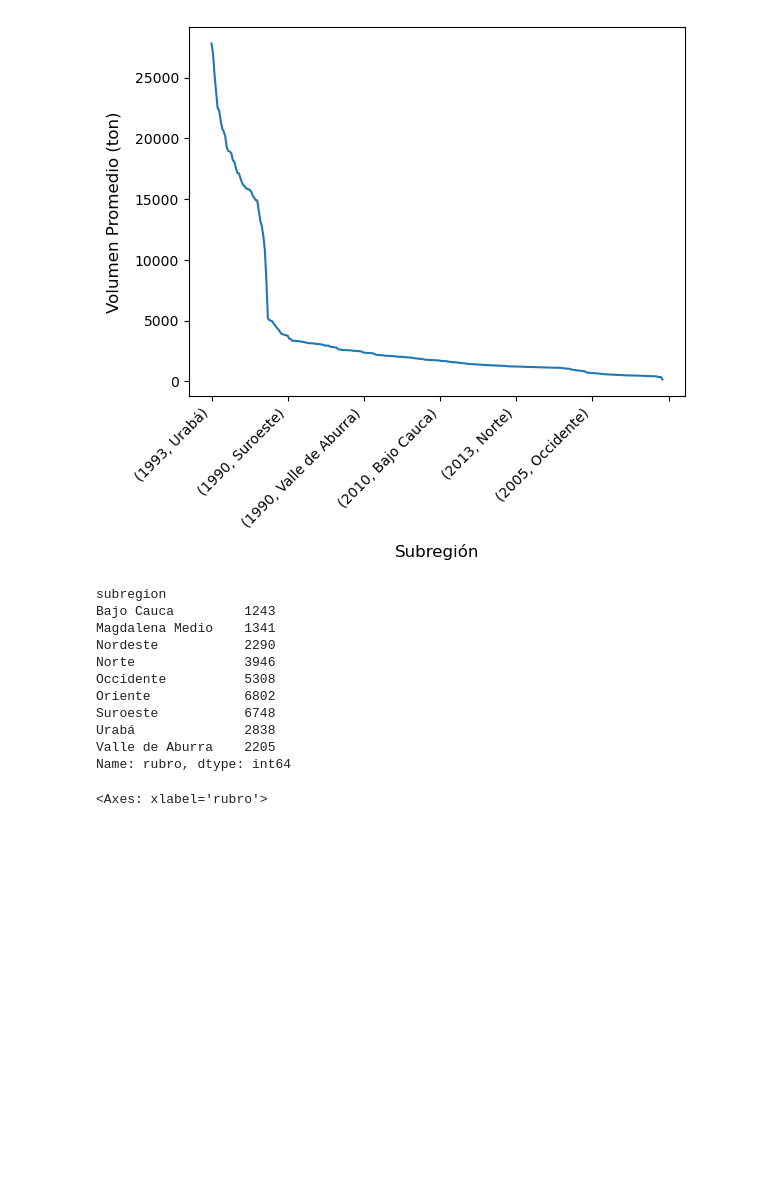
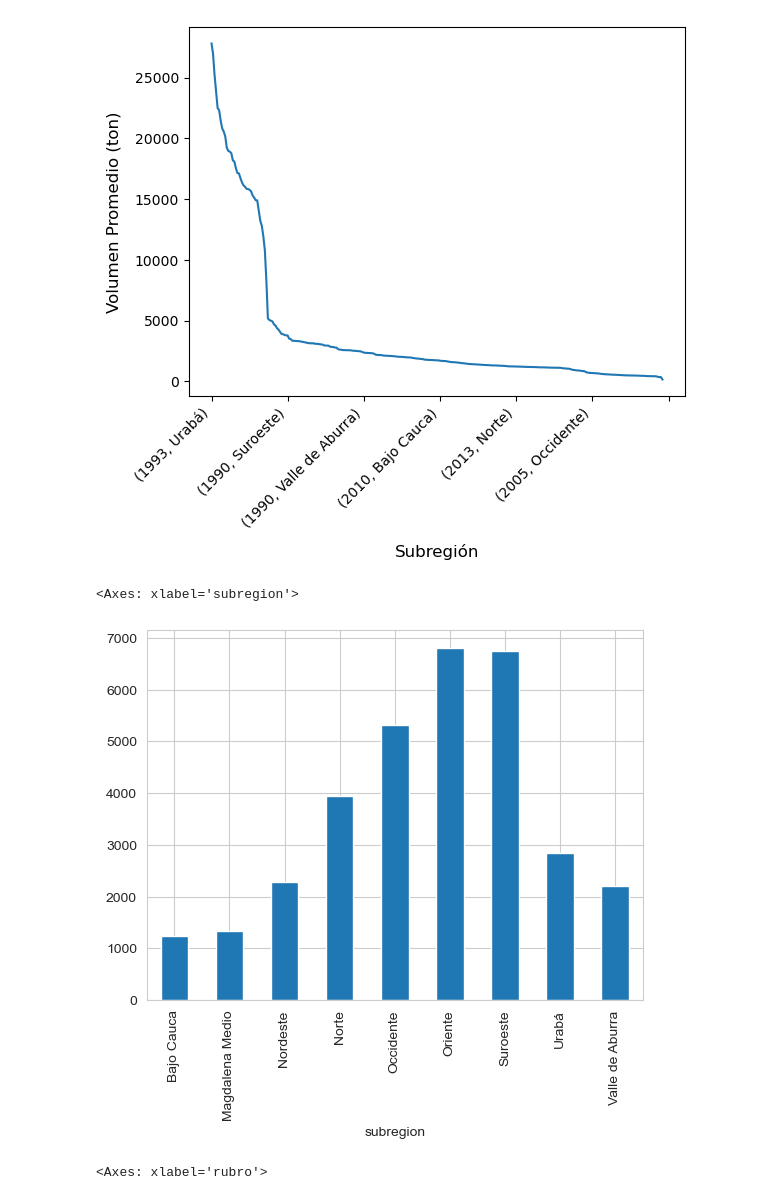
Before and after one commit to federr-gh/Produccion-agricola-datascience, a Jupyter notebook: produccion-agricola.ipynb, the cells around one changed output. Cells and saved outputs as stored; diff of their text form; code cells hidden in the pictures; blank space fills up the shorter version.

```diff
--- a/produccion-agricola.ipynb
+++ b/produccion-agricola.ipynb
@@ -328,19 +328,10 @@ plt.xticks(rotation=45, ha='right')  # Alineación a la derecha
   Text(350.0, 0, '')])
 [figure]
 # %%
-df.groupby('subregion')['rubro'].count()
+df.groupby('subregion')['rubro'].count().plot(kind='bar')
 # %% [output]
-subregion
-Bajo Cauca         1243
-Magdalena Medio    1341
-Nordeste           2290
-Norte              3946
-Occidente          5308
-Oriente            6802
-Suroeste           6748
-Urabá              2838
-Valle de Aburra    2205
-Name: rubro, dtype: int64
+<Axes: xlabel='subregion'>
+[figure, added]
 # %%
 df[df['subregion']=='Urabá'].groupby(['subregion', 'rubro']).size().reset_index(name='sepal_class').sort_values(by=['sepal_class'], ascending=False).head(10).plot(kind='bar', x='rubro', y='sepal_class')
 # %% [output]
```
Also changed, not shown: parts of 2 cells of this notebook.
